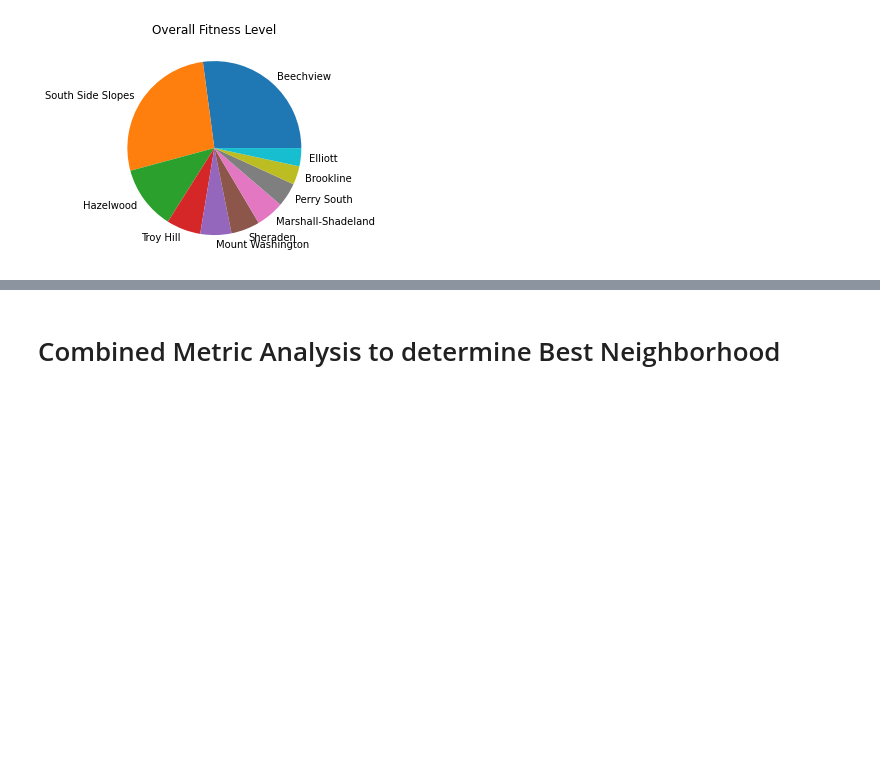
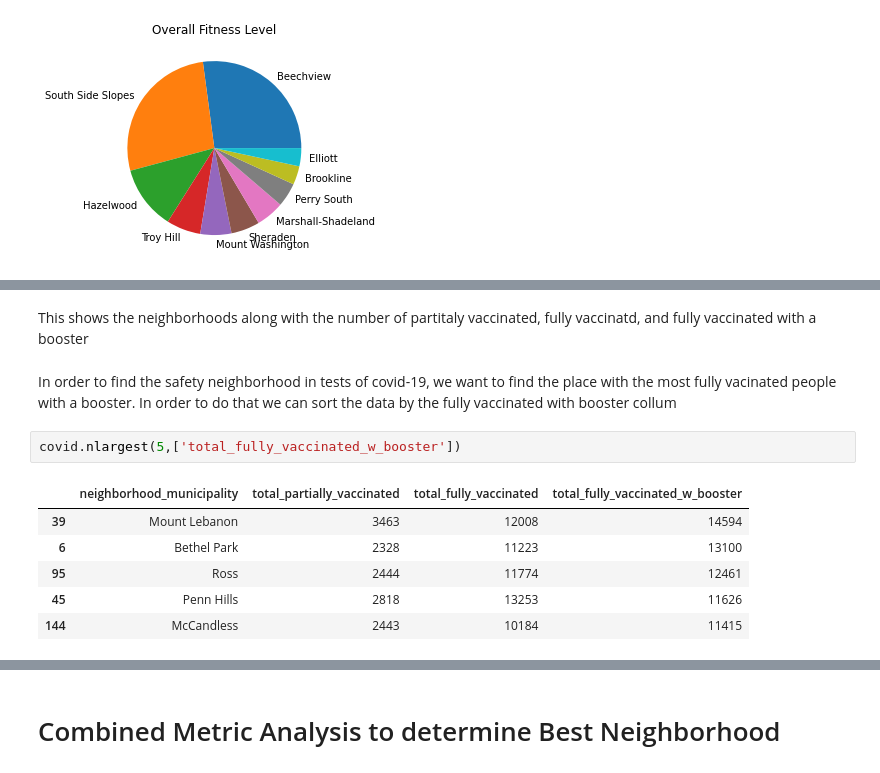
Before and after one commit to ljablunovsky/Spring-2022-CMPINF-0010-Final-Project-Notebook-, a Jupyter notebook: Combined-Final-Notebook.ipynb, the cells around one changed output, grey strips where cells are left out. Drawn from its saved outputs; the diff is of its cells as text; blank space fills up the shorter version.

```diff
--- a/Combined-Final-Notebook.ipynb
+++ b/Combined-Final-Notebook.ipynb
@@ -439,0 +475,13 @@ myPlot.set(ylabel = None)
+# %% [markdown]
+This shows the neighborhoods along with the number of partitaly vaccinated, fully vaccinatd, and fully vaccinated with a booster
+# %% [markdown]
+In order to find the safety neighborhood in tests of covid-19, we want to find the place with the most fully vacinated people with a booster. In order to do that we can sort the data by the fully vaccinated with booster collum
+# %%
+covid.nlargest(5,['total_fully_vaccinated_w_booster'])
+# %% [output]
+|  | neighborhood_municipality | total_partially_vaccinated | total_fully_vaccinated | total_fully_vaccinated_w_booster |
+| 39 | Mount Lebanon | 3463 | 12008 | 14594 |
+| 6 | Bethel Park | 2328 | 11223 | 13100 |
+| 95 | Ross | 2444 | 11774 | 12461 |
+| 45 | Penn Hills | 2818 | 13253 | 11626 |
+| 144 | McCandless | 2443 | 10184 | 11415 |
```
Also changed, not shown: parts of 21 cells of this notebook.
